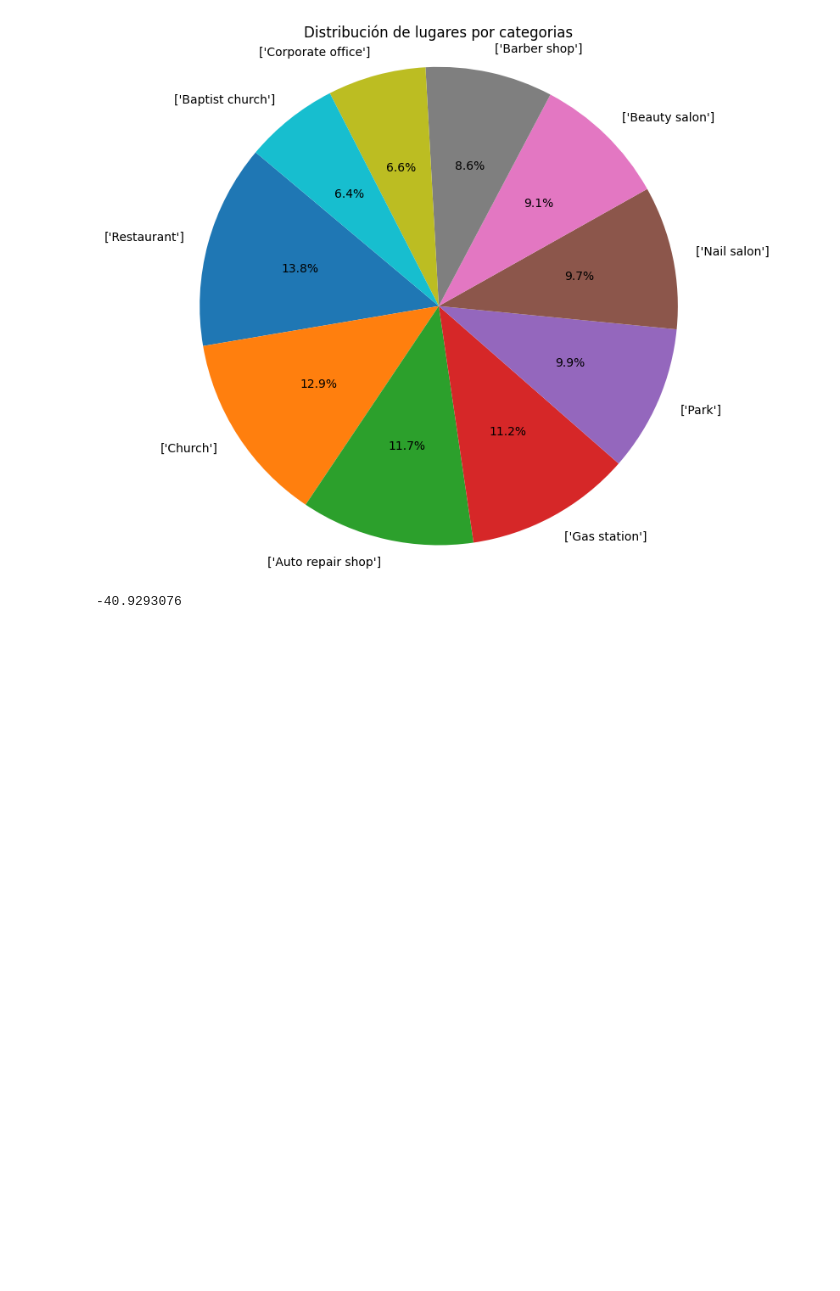
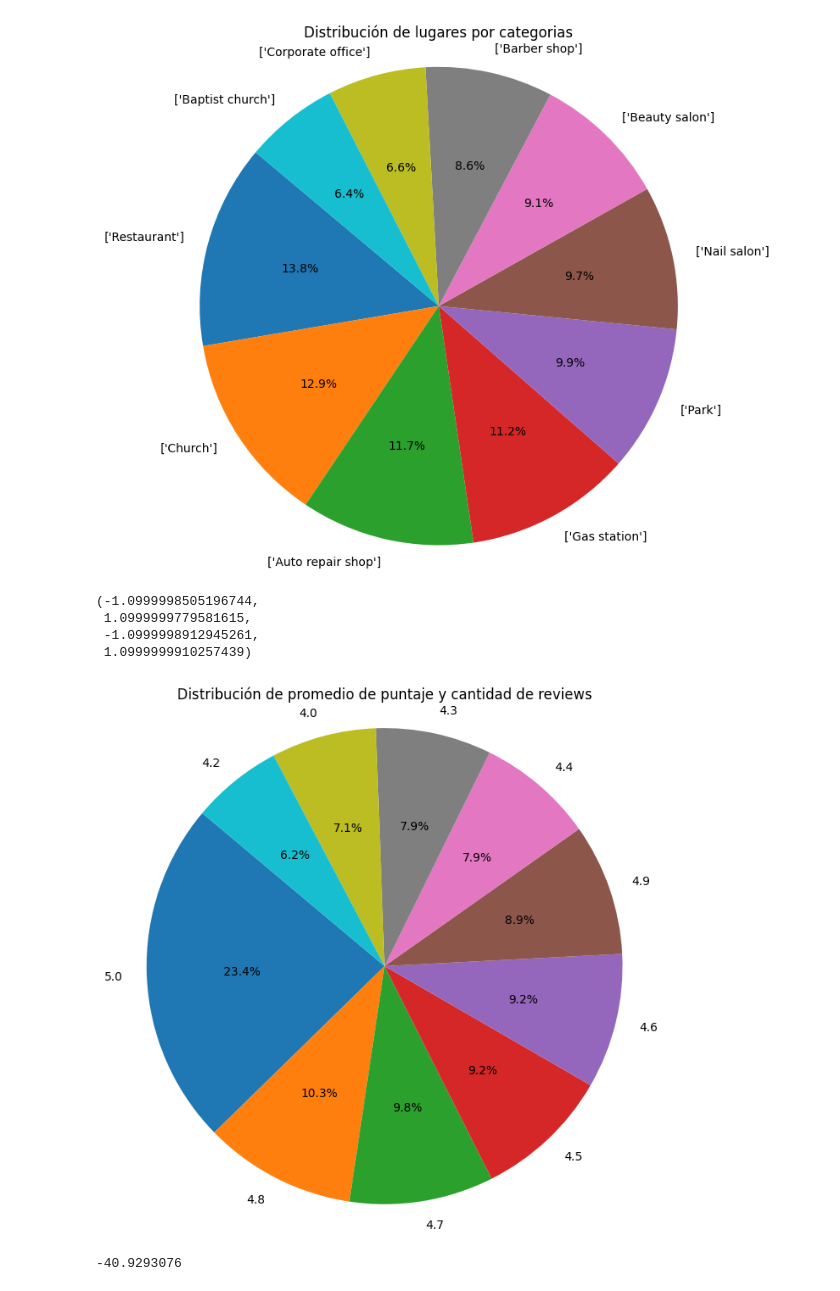
Before and after one commit to Constanzafl/Proyecto_Final, a Jupyter notebook: Sprint 2/EDA/EDAmetadata.ipynb, the cells around one changed output. Saved outputs shown, nothing was run; the diff lists cells and outputs as text; code cells hidden in the pictures; blank space fills up the shorter version.

```diff
--- a/Sprint 2/EDA/EDAmetadata.ipynb
+++ b/Sprint 2/EDA/EDAmetadata.ipynb
@@ -177,6 +185,23 @@ plt.axis('equal')
  -1.099999717826094,
  1.0999999725032714)
 [figure]
+# %%
+# Agrupo cantidad de reviews por categoria
+avg= metadata[['avg_rating','num_of_reviews']].groupby('avg_rating').count()
+avg_sorted= avg.sort_values(ascending=False, by='num_of_reviews')
+avg_sorted10=avg_sorted.head(10)
+# %%
+## aca lo mismo pero en grafico de barras
+plt.figure(figsize=(8, 8))
+plt.pie(avg_sorted10['num_of_reviews'], labels=avg_sorted10.index, autopct='%1.1f%%', startangle=140)
+plt.title('Distribución de promedio de puntaje y cantidad de reviews')
+plt.axis('equal')
+# %% [output]
+(-1.0999998505196744,
+ 1.0999999779581615,
+ -1.0999998912945261,
+ 1.0999999910257439)
+[figure, added]
 # %%
 metadata['latitude'].min()
 # %% [output]
```
Also changed, not shown: parts of 26 cells of this notebook, 1 other file.
